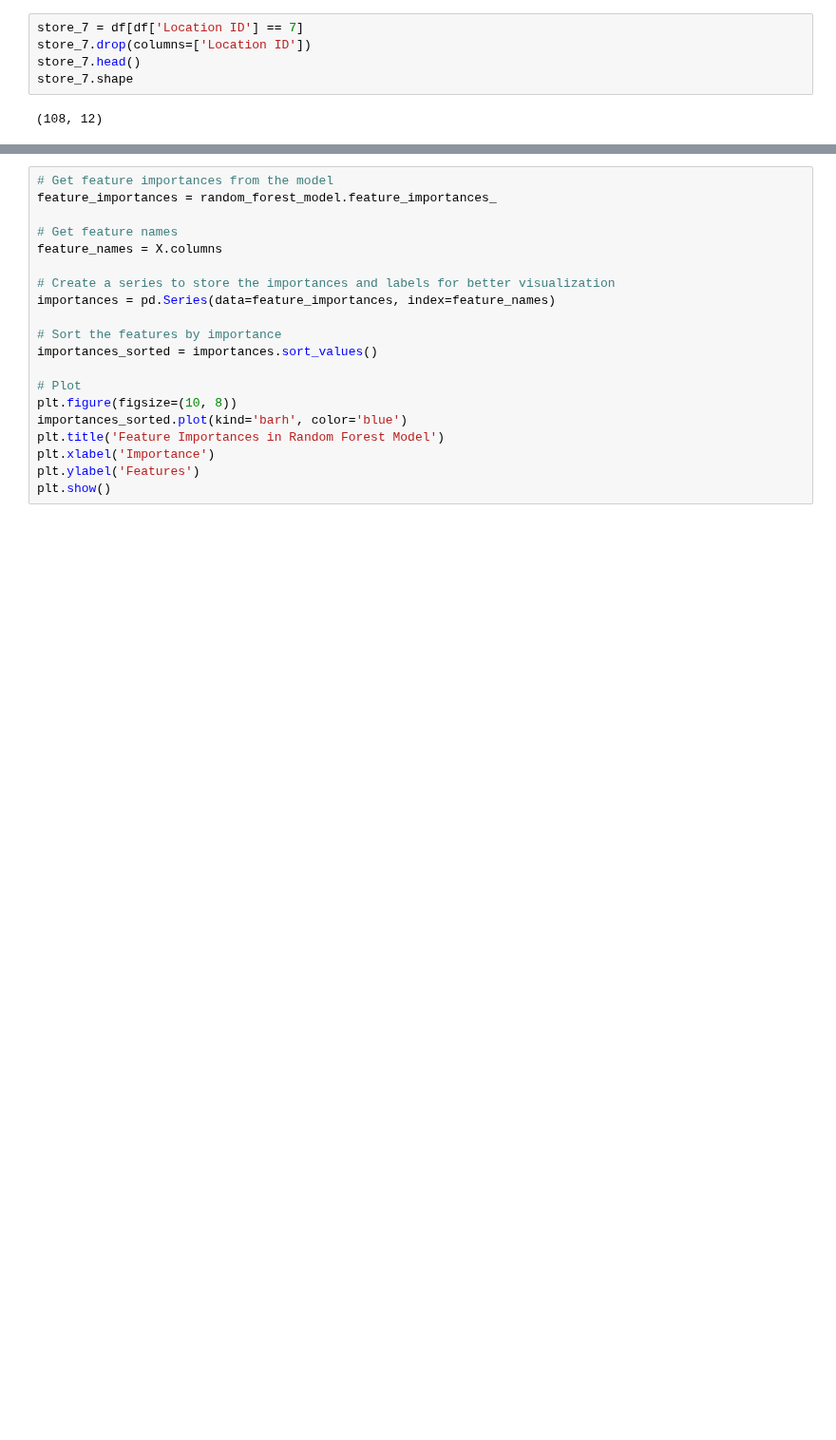
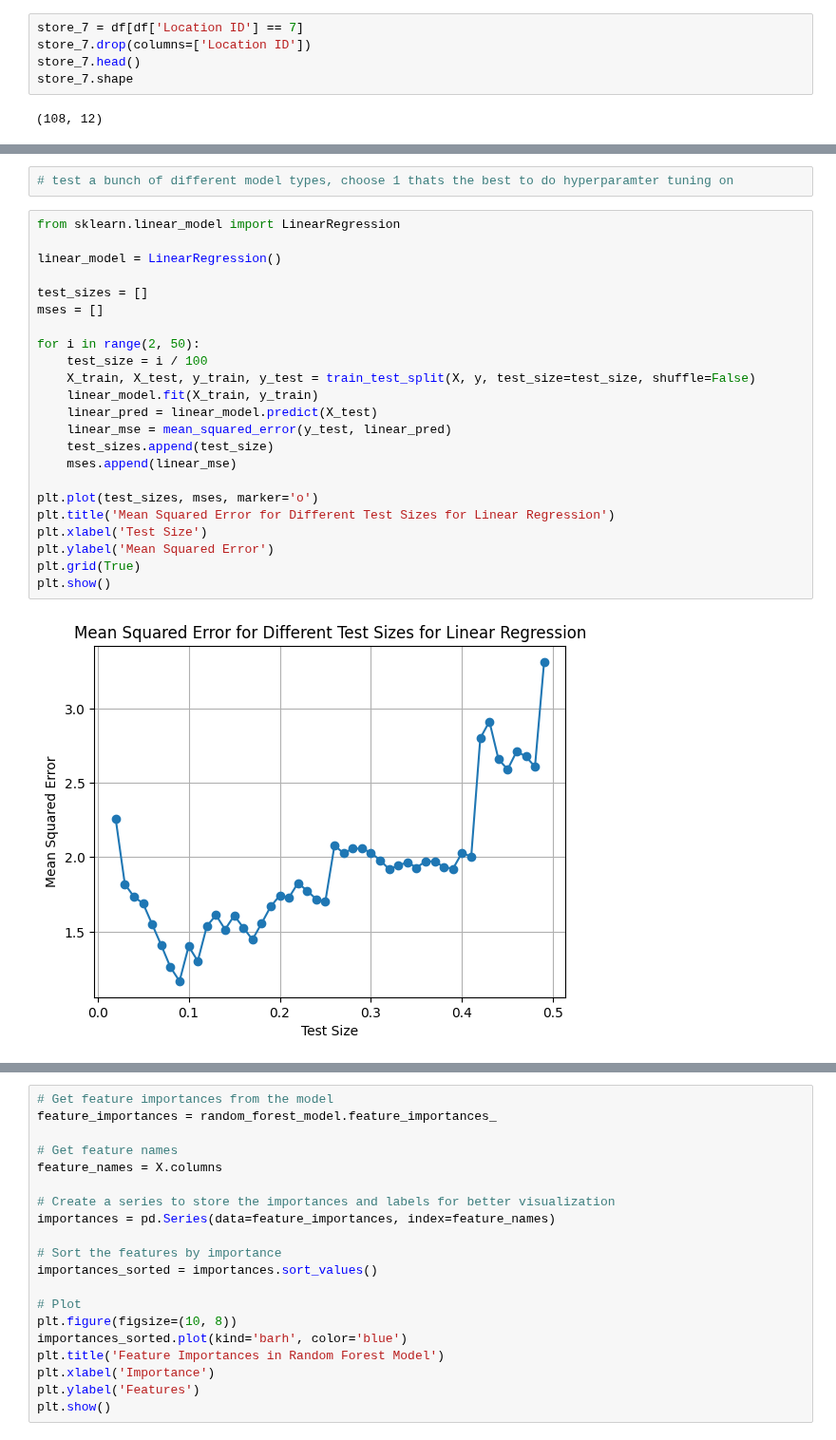
Before and after one commit to jli615/dtxwalmart, a Jupyter notebook: supercenter_singular_store_model.ipynb, the cells around one changed output, grey strips where cells are left out. Shown at 95% size. Cells and saved outputs as stored; diff of their text form; blank space fills up the shorter version.

```diff
--- a/supercenter_singular_store_model.ipynb
+++ b/supercenter_singular_store_model.ipynb
@@ -58,0 +85,27 @@ plt.show()
+# %%
+# test a bunch of different model types, choose 1 thats the best to do hyperparamter tuning on
+# %%
+from sklearn.linear_model import LinearRegression
+
+linear_model = LinearRegression()
+
+test_sizes = []
+mses = []
+
+for i in range(2, 50):
+    test_size = i / 100
+    X_train, X_test, y_train, y_test = train_test_split(X, y, test_size=test_size, shuffle=False)
+    linear_model.fit(X_train, y_train)
+    linear_pred = linear_model.predict(X_test)
+    linear_mse = mean_squared_error(y_test, linear_pred)
+    test_sizes.append(test_size)
+    mses.append(linear_mse)
+
+plt.plot(test_sizes, mses, marker='o')
+plt.title('Mean Squared Error for Different Test Sizes for Linear Regression')
+plt.xlabel('Test Size')
+plt.ylabel('Mean Squared Error')
+plt.grid(True)
+plt.show()
+# %% [output]
+[figure, added]
```
Also changed, not shown: parts of 6 cells of this notebook.
